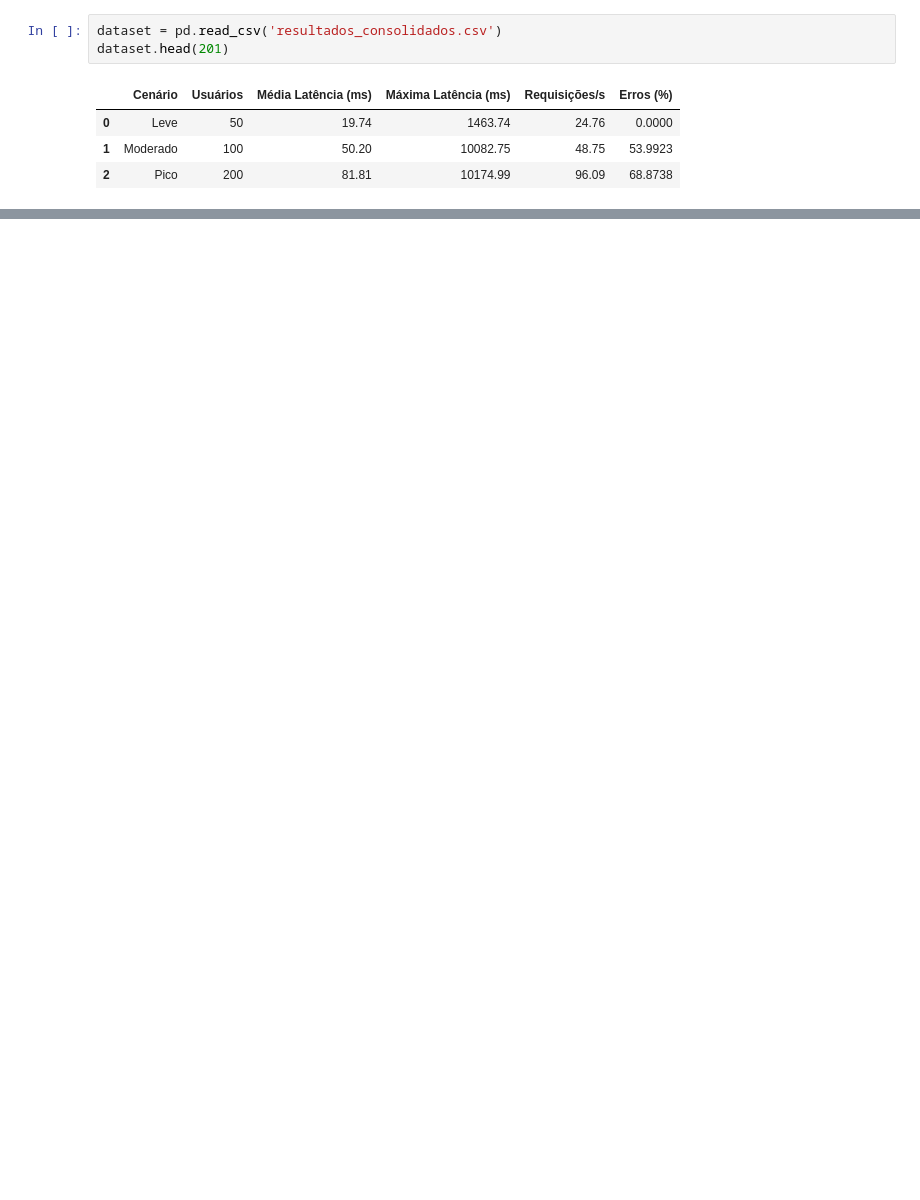
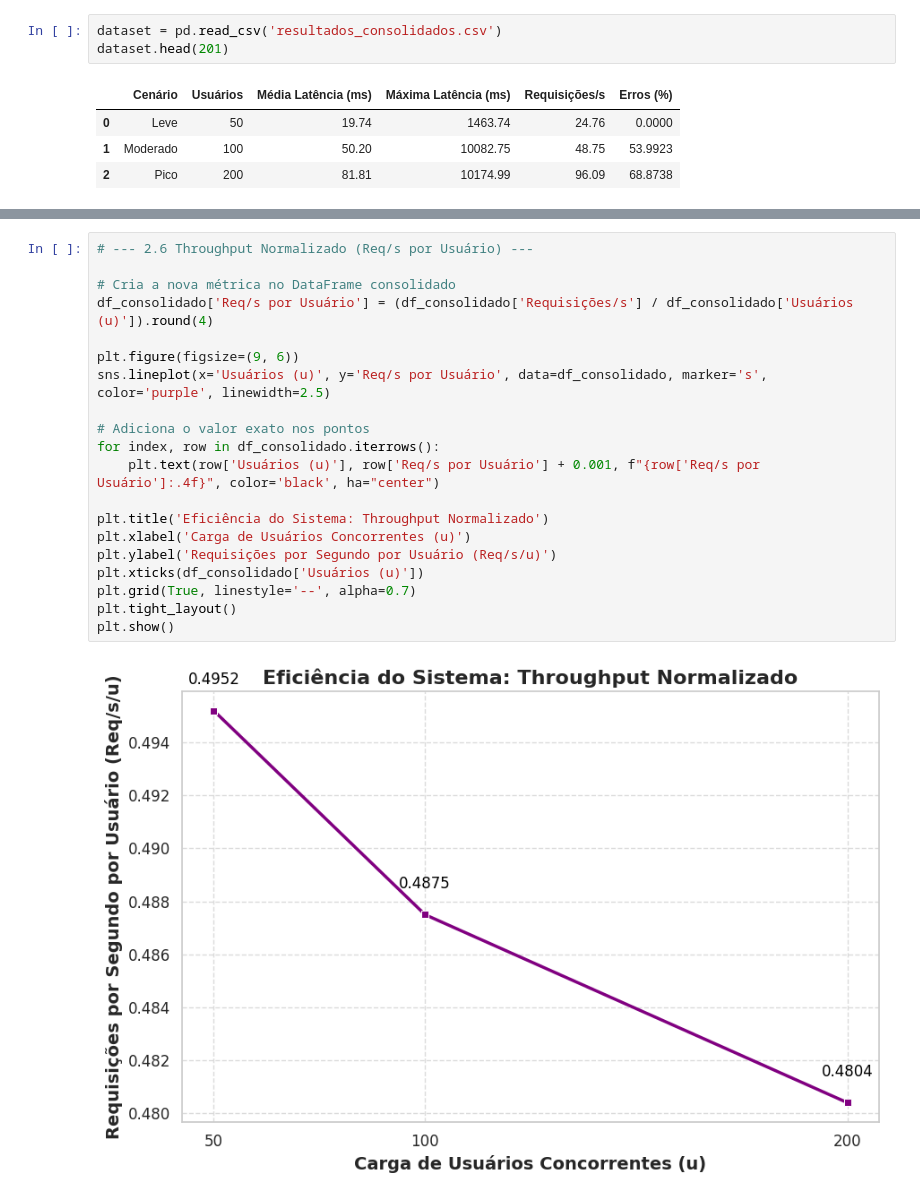
Before and after one commit to DanielRodri87/Trabalho_VII_SD, a Jupyter notebook: analyze.ipynb, the cells around one changed output, grey strips where cells are left out. Saved outputs shown, nothing was run; the diff lists cells and outputs as text; blank space fills up the shorter version.

```diff
--- a/analyze.ipynb
+++ b/analyze.ipynb
@@ -10,0 +320,22 @@ dataset.head(201)
+# %%
+# --- 2.6 Throughput Normalizado (Req/s por Usuário) ---
+
+# Cria a nova métrica no DataFrame consolidado
+df_consolidado['Req/s por Usuário'] = (df_consolidado['Requisições/s'] / df_consolidado['Usuários (u)']).round(4)
+
+plt.figure(figsize=(9, 6))
+sns.lineplot(x='Usuários (u)', y='Req/s por Usuário', data=df_consolidado, marker='s', color='purple', linewidth=2.5)
+
+# Adiciona o valor exato nos pontos
+for index, row in df_consolidado.iterrows():
+    plt.text(row['Usuários (u)'], row['Req/s por Usuário'] + 0.001, f"{row['Req/s por Usuário']:.4f}", color='black', ha="center")
+
+plt.title('Eficiência do Sistema: Throughput Normalizado')
+plt.xlabel('Carga de Usuários Concorrentes (u)')
+plt.ylabel('Requisições por Segundo por Usuário (Req/s/u)')
+plt.xticks(df_consolidado['Usuários (u)'])
+plt.grid(True, linestyle='--', alpha=0.7)
+plt.tight_layout()
+plt.show()
+# %% [output]
+[figure, added]
```
Also changed, not shown: parts of 5 cells of this notebook, 2 other files.
